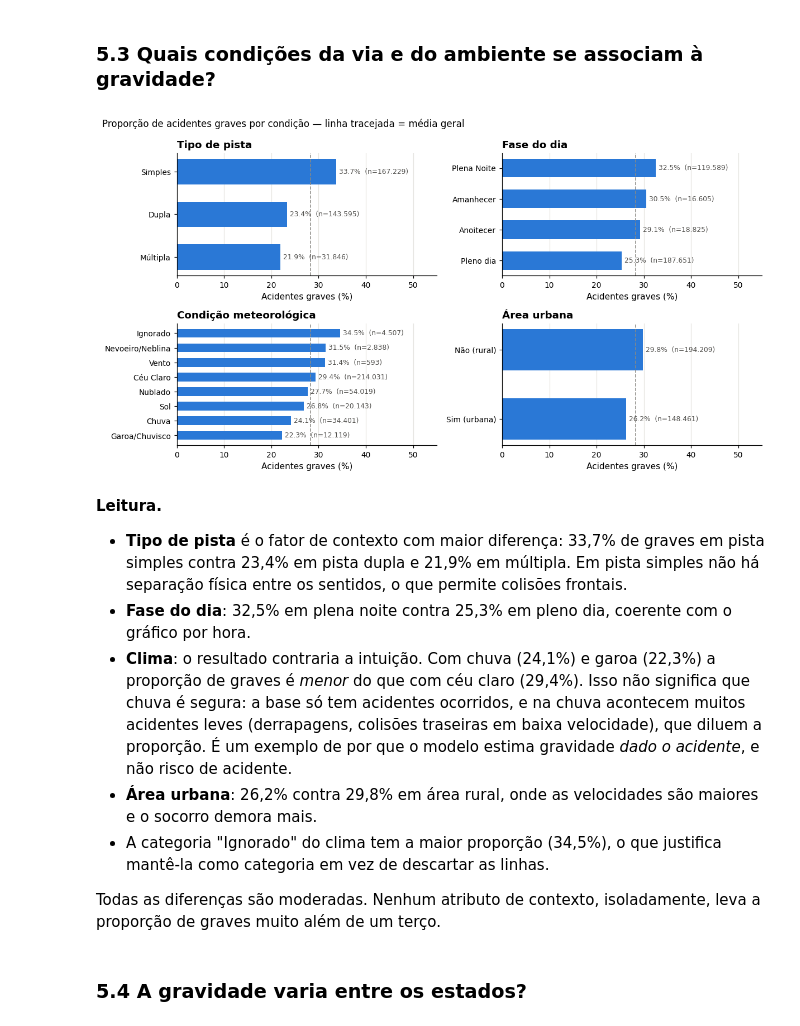
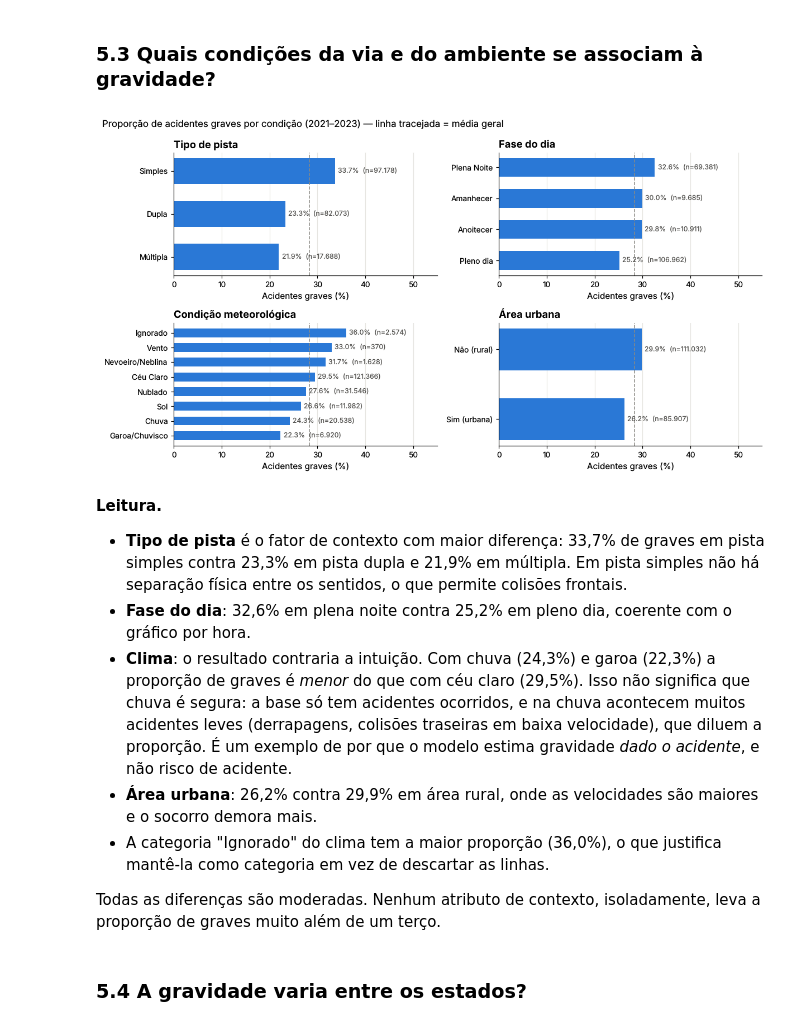
Before and after one commit to JoaoPedroLuz12/AcidentesPRF, a Jupyter notebook: notebook/acidentes_prf_gravidade.ipynb, the cells around one changed output. Cells and saved outputs as stored; diff of their text form; code cells hidden in the pictures.

```diff
--- a/notebook/acidentes_prf_gravidade.ipynb
+++ b/notebook/acidentes_prf_gravidade.ipynb
@@ -355,12 +378,13 @@ por_ano
 ### 5.2 Em que horários os acidentes são mais graves?
 # %%
 dados["hora_cheia"] = dados["hora"].astype(int)
-por_hora = dados.groupby("hora_cheia")["grave"].agg(acidentes="size", proporcao="mean")
-media_geral = dados["grave"].mean() * 100
+exploracao = dados[dados["ano"] <= 2023]          # apenas os anos de treino
+por_hora = exploracao.groupby("hora_cheia")["grave"].agg(acidentes="size", proporcao="mean")
+media_geral = exploracao["grave"].mean() * 100
 
 fig, (ax1, ax2) = plt.subplots(2, 1, figsize=(10, 5), sharex=True, gridspec_kw={"height_ratios": [1, 1.3]})
 ax1.bar(por_hora.index, por_hora["acidentes"], color="#b7d3f6", width=0.8)
-ax1.set_title("Número de acidentes por hora do dia (2021–2025)")
+ax1.set_title("Número de acidentes por hora do dia (2021–2023)")
 ax1.set_ylabel("Acidentes")
 ax2.plot(por_hora.index, por_hora["proporcao"] * 100, color=AZUL, marker="o", linewidth=2, markersize=4)
 ax2.axhline(media_geral, color=CINZA, linestyle="--", linewidth=1)
@@ -380,36 +404,36 @@ plt.show()
 ### 5.3 Quais condições da via e do ambiente se associam à gravidade?
 # %%
 def taxa_por_categoria(coluna, minimo=300):
-    t = dados.groupby(coluna)["grave"].agg(acidentes="size", proporcao="mean")
+    t = exploracao.groupby(coluna)["grave"].agg(acidentes="size", proporcao="mean")
     return t[t["acidentes"] >= minimo].sort_values("proporcao")
 
 
 paineis = [("tipo_pista", "Tipo de pista"), ("fase_dia", "Fase do dia"),
            ("condicao_metereologica", "Condição meteorológica"), ("area_urbana", "Área urbana")]
 fig, eixos = plt.subplots(2, 2, figsize=(11, 6))
 for ax, (coluna, titulo) in zip(eixos.ravel(), paineis):
     t = taxa_por_categoria(coluna)
     rotulos = t.index.map({0: "Não (rural)", 1: "Sim (urbana)"}) if coluna == "area_urbana" else t.index
     ax.barh(rotulos, t["proporcao"] * 100, color=AZUL, height=0.6)
     ax.axvline(media_geral, color=CINZA, linestyle="--", linewidth=1)
     for y, (p, n) in enumerate(zip(t["proporcao"], t["acidentes"])):
         ax.text(p * 100 + 0.6, y, f"{p*100:.1f}%  (n={n:,})".replace(",", "."), va="center", fontsize=8, color="#52514e")
     ax.set_xlim(0, 55)
     ax.set_title(titulo)
     ax.set_xlabel("Acidentes graves (%)")
     ax.grid(axis="y", visible=False)
-fig.suptitle("Proporção de acidentes graves por condição — linha tracejada = média geral", x=0.01, ha="left", fontsize=11)
+fig.suptitle("Proporção de acidentes graves por condição (2021–2023) — linha tracejada = média geral", x=0.01, ha="left", fontsize=11)
 plt.tight_layout()
 plt.show()
 # %% [output]
-[figure, old version]
+[figure, new version]
 # %% [markdown]
 **Leitura.**
-- **Tipo de pista** é o fator de contexto com maior diferença: 33,7% de graves em pista simples contra 23,4% em pista dupla e 21,9% em múltipla. Em pista simples não há separação física entre os sentidos, o que permite colisões frontais.
-- **Fase do dia**: 32,5% em plena noite contra 25,3% em pleno dia, coerente com o gráfico por hora.
-- **Clima**: o resultado contraria a intuição. Com chuva (24,1%) e garoa (22,3%) a proporção de graves é *menor* do que com céu claro (29,4%). Isso não significa que chuva é segura: a base só tem acidentes ocorridos, e na chuva acontecem muitos acidentes leves (derrapagens, colisões traseiras em baixa velocidade), que diluem a proporção. É um exemplo de por que o modelo estima gravidade *dado o acidente*, e não risco de acidente.
-- **Área urbana**: 26,2% contra 29,8% em área rural, onde as velocidades são maiores e o socorro demora mais.
-- A categoria "Ignorado" do clima tem a maior proporção (34,5%), o que justifica mantê-la como categoria em vez de descartar as linhas.
+- **Tipo de pista** é o fator de contexto com maior diferença: 33,7% de graves em pista simples contra 23,3% em pista dupla e 21,9% em múltipla. Em pista simples não há separação física entre os sentidos, o que permite colisões frontais.
+- **Fase do dia**: 32,6% em plena noite contra 25,2% em pleno dia, coerente com o gráfico por hora.
+- **Clima**: o resultado contraria a intuição. Com chuva (24,3%) e garoa (22,3%) a proporção de graves é *menor* do que com céu claro (29,5%). Isso não significa que chuva é segura: a base só tem acidentes ocorridos, e na chuva acontecem muitos acidentes leves (derrapagens, colisões traseiras em baixa velocidade), que diluem a proporção. É um exemplo de por que o modelo estima gravidade *dado o acidente*, e não risco de acidente.
+- **Área urbana**: 26,2% contra 29,9% em área rural, onde as velocidades são maiores e o socorro demora mais.
+- A categoria "Ignorado" do clima tem a maior proporção (36,0%), o que justifica mantê-la como categoria em vez de descartar as linhas.
 
 Todas as diferenças são moderadas. Nenhum atributo de contexto, isoladamente, leva a proporção de graves muito além de um terço.
 # %% [markdown]
```
Also changed, not shown: parts of 28 cells of this notebook, 5 other files.
